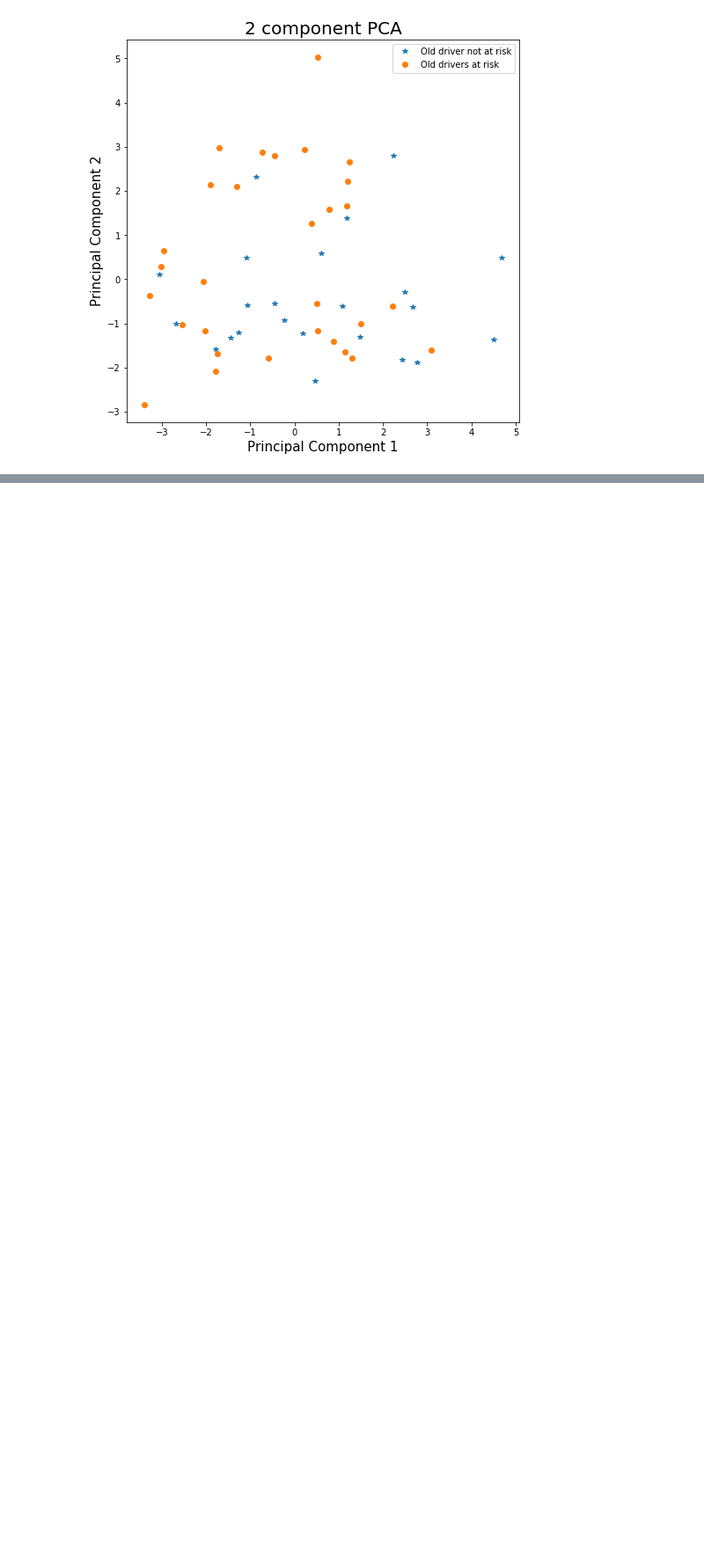
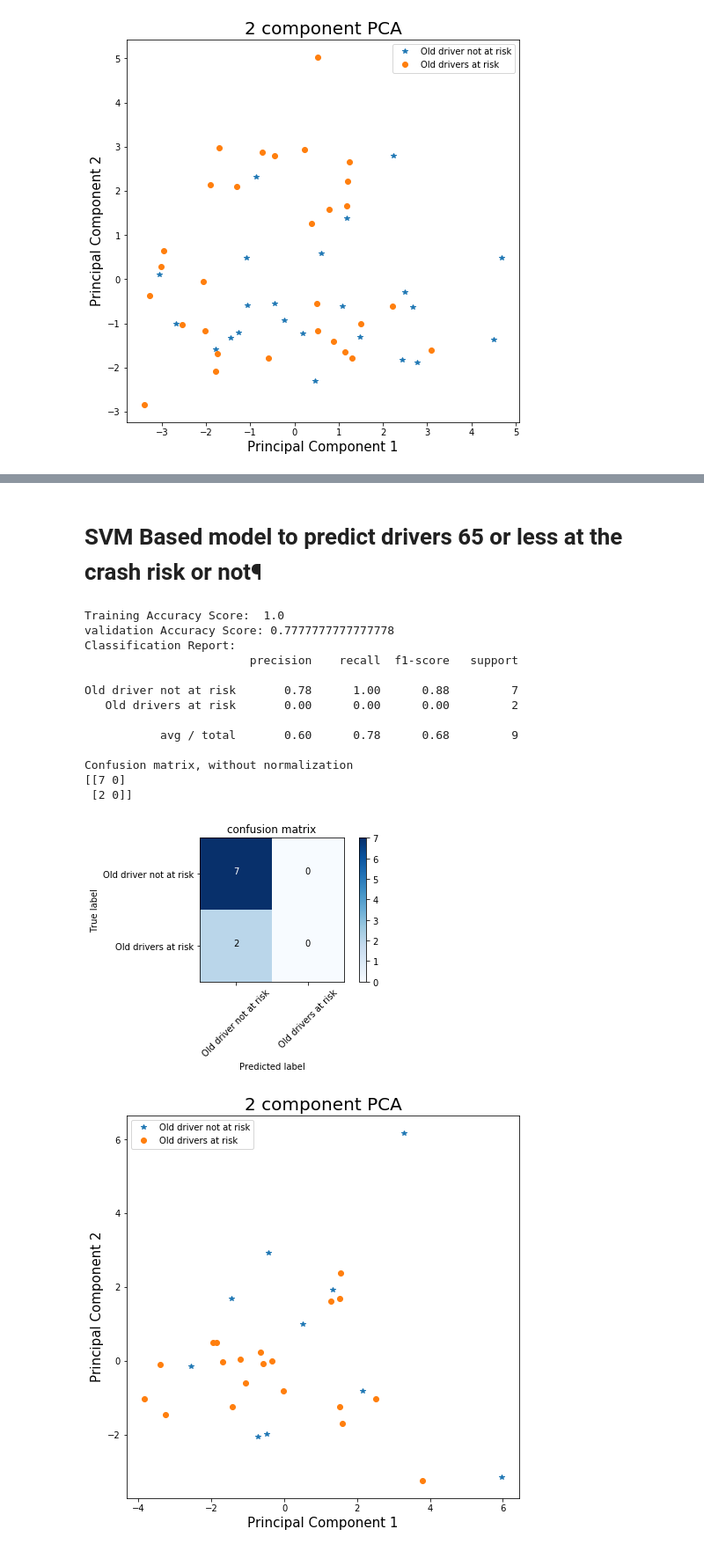
Before and after one commit to imraviagrawal/SHPR2video_git, a Jupyter notebook: MachineLearning.ipynb, the cells around one changed output, grey strips where cells are left out. Shown: that part at 88% size. Saved outputs shown, nothing was run; the diff lists cells and outputs as text; code cells hidden in the pictures; blank space fills up the shorter version.

Commit message:
Ml model for all the previous analysis

```diff
--- a/MachineLearning.ipynb
+++ b/MachineLearning.ipynb
@@ -484,0 +548,23 @@ Confusion matrix, without normalization
+# %% [markdown]
+# SVM Based model to predict drivers 65 or less at the crash risk or not¶
+# %%
+parameters = {'kernel':('linear', 'rbf', 'poly'), 'C':[1, 5, 10, 0.5, 0.25, 0.125, 0.065], "degree":[3, 5, 7, 9, 15]}
+svc = svm.SVC()
+clf = GridSearchCV(svc, parameters, cv=3)
+Classifier_performance(clf, ["Old driver not at risk", "Old drivers at risk"], y, filledData=filledData, X_train=X_train, X_test=X_test, y_train=y_train, y_test=y_test )
+# %% [output]
+Training Accuracy Score:  1.0
+validation Accuracy Score: 0.7777777777777778
+Classification Report:
+                        precision    recall  f1-score   support
+
+Old driver not at risk       0.78      1.00      0.88         7
+   Old drivers at risk       0.00      0.00      0.00         2
+
+           avg / total       0.60      0.78      0.68         9
+
+Confusion matrix, without normalization
+[[7 0]
+ [2 0]]
+[figure, added]
+[figure, added]
```
Also changed, not shown: parts of 6 cells of this notebook.
